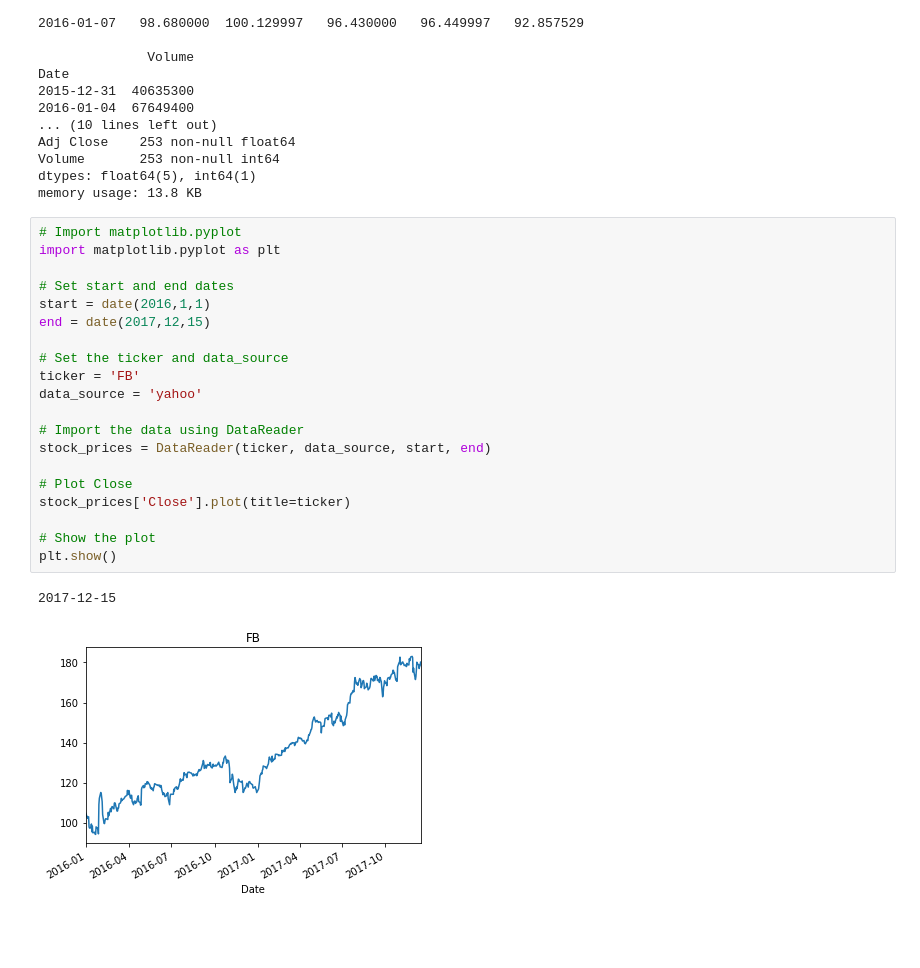
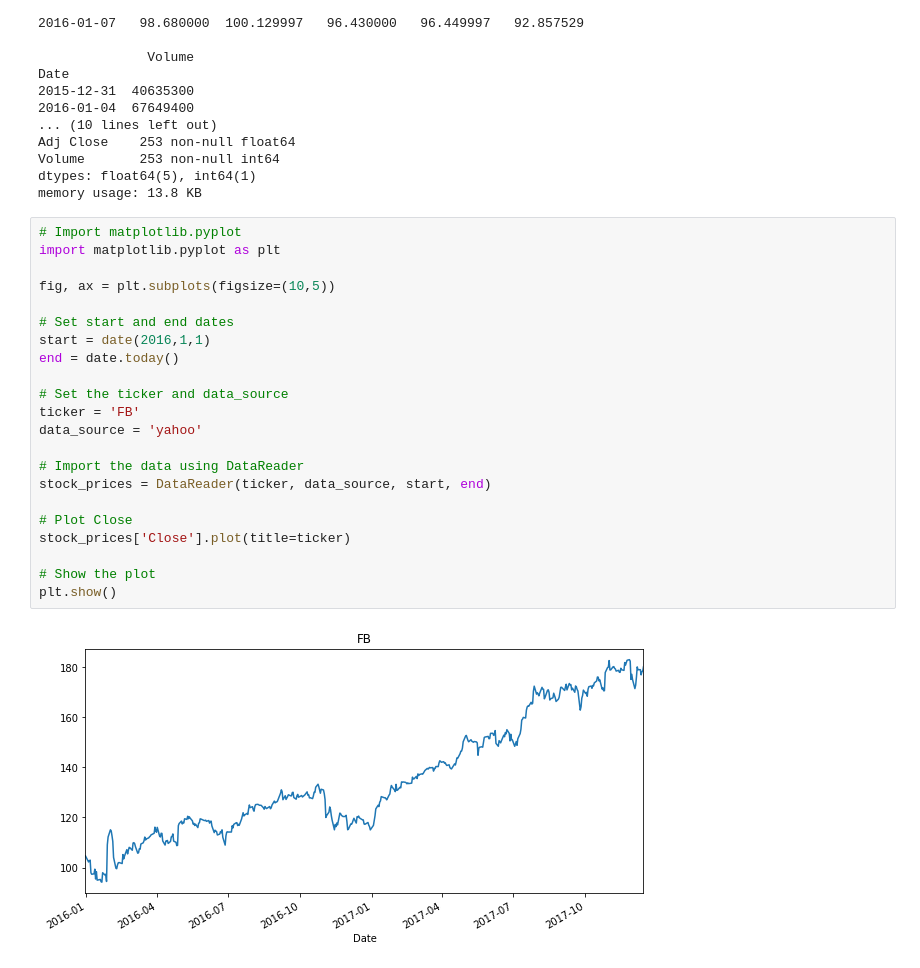
Before and after one commit to cnoza/DataAnalysis, a Jupyter notebook: _Projects/Finance/Managing Financial Data.ipynb, the cells around one changed output. Drawn from its saved outputs; the diff is of its cells as text; blank space fills up the shorter version.

```diff
--- a/_Projects/Finance/Managing Financial Data.ipynb
+++ b/_Projects/Finance/Managing Financial Data.ipynb
@@ -169,23 +169,24 @@ memory usage: 13.8 KB
 # %%
 # Import matplotlib.pyplot
 import matplotlib.pyplot as plt
 
+fig, ax = plt.subplots(figsize=(10,5))
+
 # Set start and end dates
 start = date(2016,1,1)
-end = date(2017,12,15)
+end = date.today()
 
 # Set the ticker and data_source
 ticker = 'FB'
 data_source = 'yahoo'
 
 # Import the data using DataReader
 stock_prices = DataReader(ticker, data_source, start, end)
 
 # Plot Close
 stock_prices['Close'].plot(title=ticker)
 
 # Show the plot
 plt.show()
 # %% [output]
-2017-12-15
-[figure, old version]
+[figure, new version]
```
